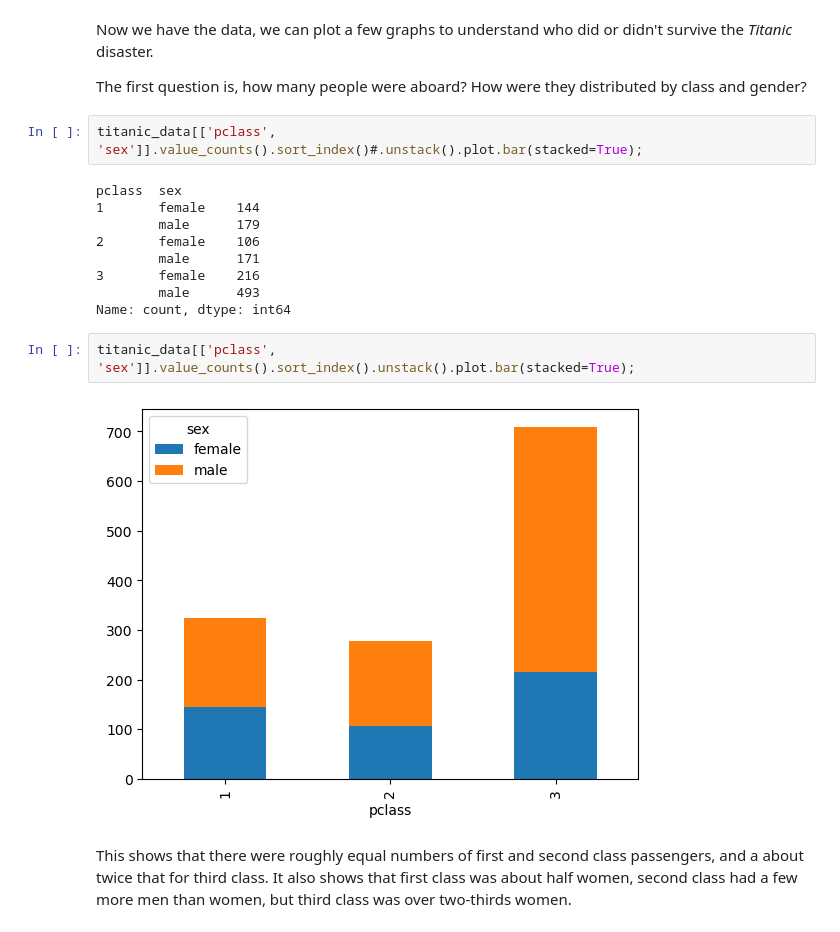
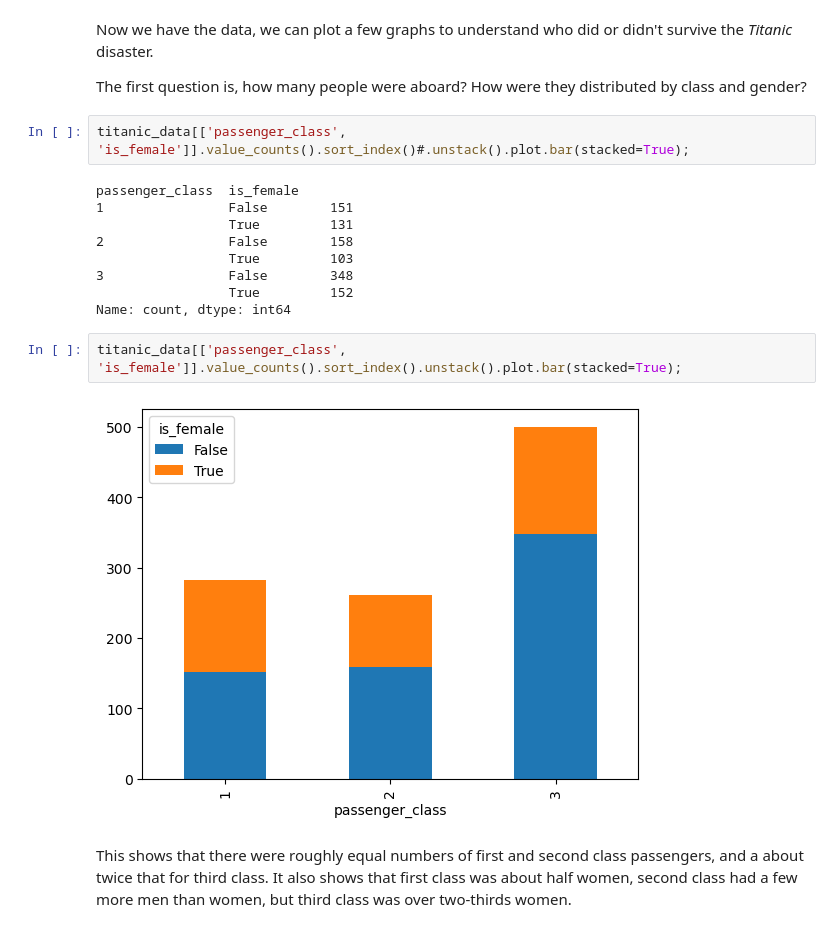
Before and after one commit to NeilNjae/nominet-quick-start-ai, a Jupyter notebook: titanic-survivors/titanic.ipynb, the cells around one changed output. Drawn from its saved outputs; the diff is of its cells as text.

```diff
--- a/titanic-survivors/titanic.ipynb
+++ b/titanic-survivors/titanic.ipynb
@@ -42,20 +42,20 @@ Now we have the data, we can plot a few graphs to understand who did or didn't s
 
 The first question is, how many people were aboard? How were they distributed by class and gender?
 # %%
-titanic_data[['pclass', 'sex']].value_counts().sort_index()#.unstack().plot.bar(stacked=True);
+titanic_data[['passenger_class', 'is_female']].value_counts().sort_index()#.unstack().plot.bar(stacked=True);
 # %% [output]
-pclass  sex
-1       female    144
-        male      179
-2       female    106
-        male      171
-3       female    216
-        male      493
+passenger_class  is_female
+1                False        151
+                 True         131
+2                False        158
+                 True         103
+3                False        348
+                 True         152
 Name: count, dtype: int64
 # %%
-titanic_data[['pclass', 'sex']].value_counts().sort_index().unstack().plot.bar(stacked=True);
+titanic_data[['passenger_class', 'is_female']].value_counts().sort_index().unstack().plot.bar(stacked=True);
 # %% [output]
-[figure, old version]
+[figure, new version]
 # %% [markdown]
 This shows that there were roughly equal numbers of first and second class passengers, and a about twice that for third class. It also shows that first class was about half women, second class had a few more men than women, but third class was over two-thirds women.
 # %% [markdown]
```
Also changed, not shown: parts of 81 cells of this notebook, 8 other files.
